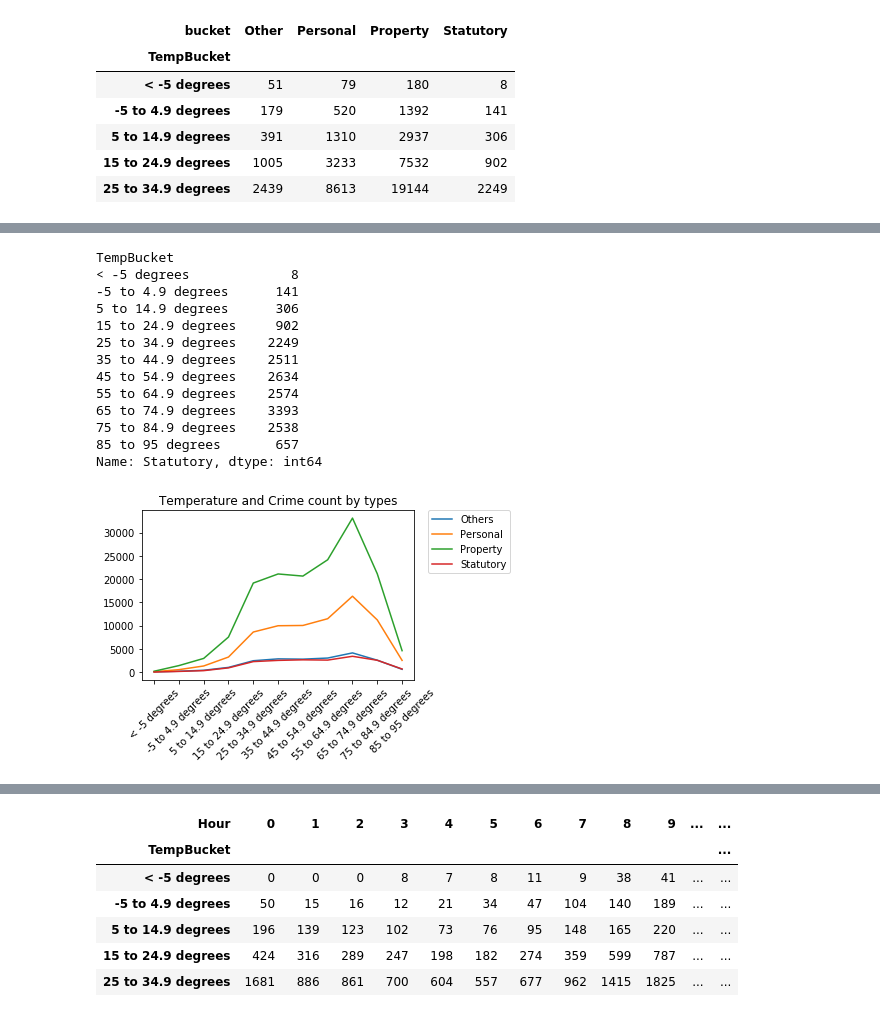
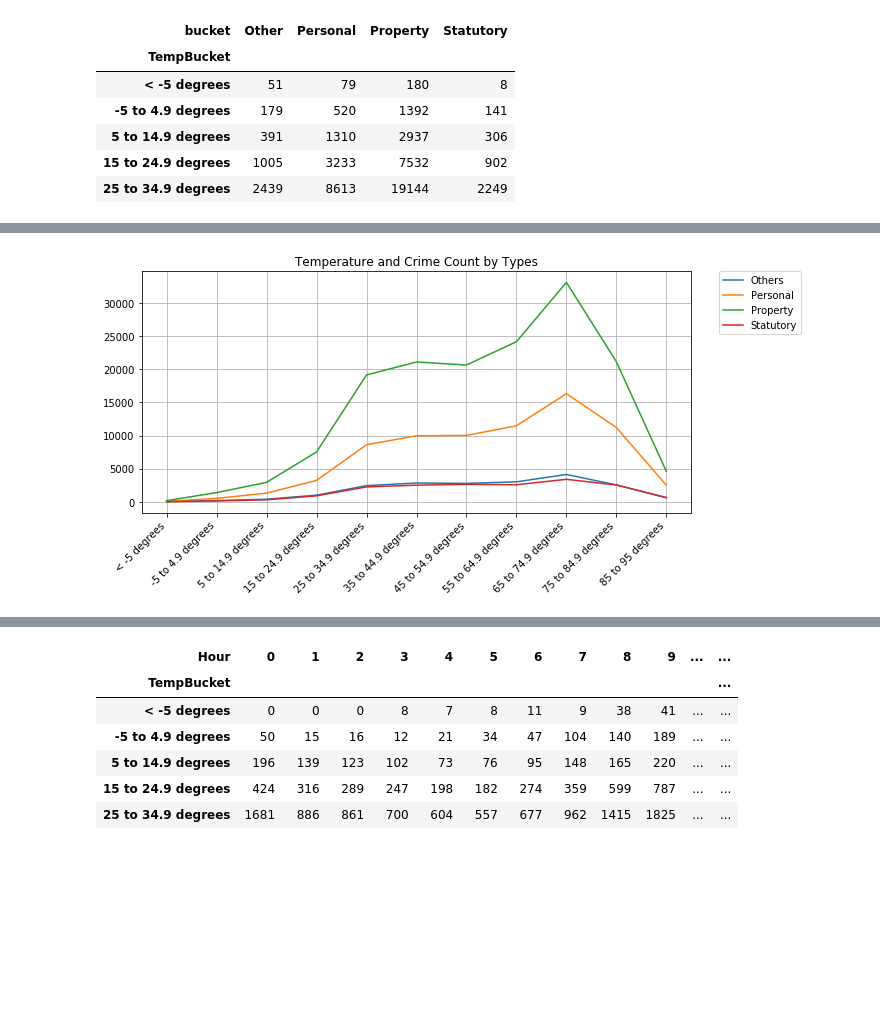
Before and after one commit to chengchenggan/Chicago_Crime_Weather, a Jupyter notebook: Resources/FinalNotebook.ipynb, the cells around one changed output, grey strips where cells are left out. Drawn from its saved outputs; the diff is of its cells as text; code cells hidden in the pictures; blank space fills up the shorter version.

```diff
--- a/Resources/FinalNotebook.ipynb
+++ b/Resources/FinalNotebook.ipynb
@@ -14,7 +15,7 @@ crime = pd.read_csv('Crime_data_2016.csv')
 # %%
 # Extract the month from our date field for use with future plot
 crime['Month']= pd.DatetimeIndex(crime['ShortDate']).month
-crime['Month'] = crime['Month'].apply(lambda x: calendar.month_abbr[x])
+
 crime.head()
 # %% [output]
 |  | Unnamed: 0 | Case Number | Primary Type | Date | ShortDate | Hour | Year | DateConvert | Month |
@@ -261,31 +253,17 @@ Name: Property, dtype: int64
-# %%
-StatDF
-# %% [output]
-TempBucket
-< -5 degrees             8
--5 to 4.9 degrees      141
-5 to 14.9 degrees      306
-15 to 24.9 degrees     902
-25 to 34.9 degrees    2249
-35 to 44.9 degrees    2511
-45 to 54.9 degrees    2634
-55 to 64.9 degrees    2574
-65 to 74.9 degrees    3393
-75 to 84.9 degrees    2538
-85 to 95 degrees       657
-Name: Statutory, dtype: int64
 # %%
+plt.figure(figsize=(10,5))
 plt.plot(x,OthDF,label = 'Others')
 plt.plot(x,PersDF,label = 'Personal' )
 plt.plot(x,PropDF,label = 'Property')
 plt.plot(x,StatDF,label = 'Statutory')
 plt.legend(bbox_to_anchor=(1.05, 1), loc='upper left', borderaxespad=0.)
-plt.xticks(rotation=45)
-plt.title('Temperature and Crime count by types')
-
+plt.xticks(rotation=45, ha='right')
+plt.title('Temperature and Crime Count by Types')
+plt.grid()
 plt.tight_layout()
+plt.savefig('TempAndCrimebyType_Line.pdf')
 # %% [output]
-[figure, old version]
+[figure, new version]
 # %%
 plt.plot(x,PersDF, label = 'Personal')
 plt.legend(bbox_to_anchor=(1.05, 1), loc='upper left', borderaxespad=0.)
```
Also changed, not shown: parts of 26 cells of this notebook, 5 other files.
